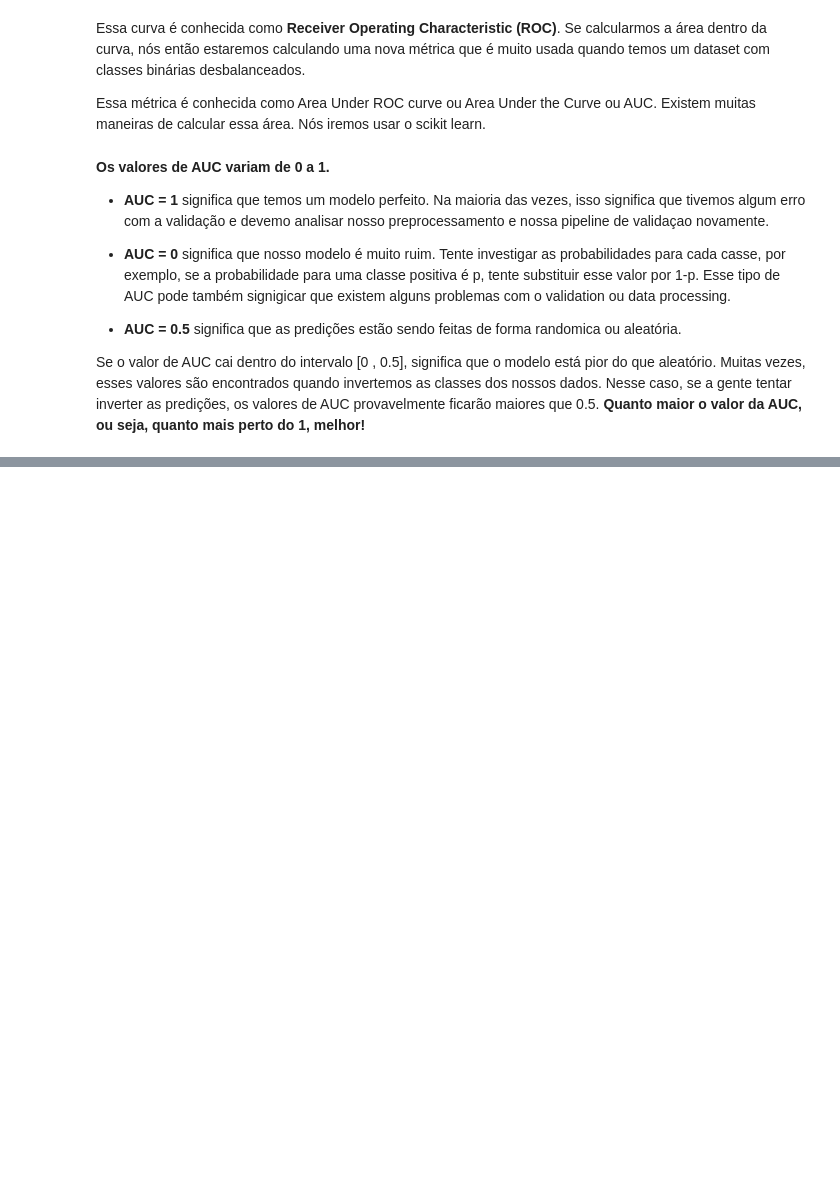
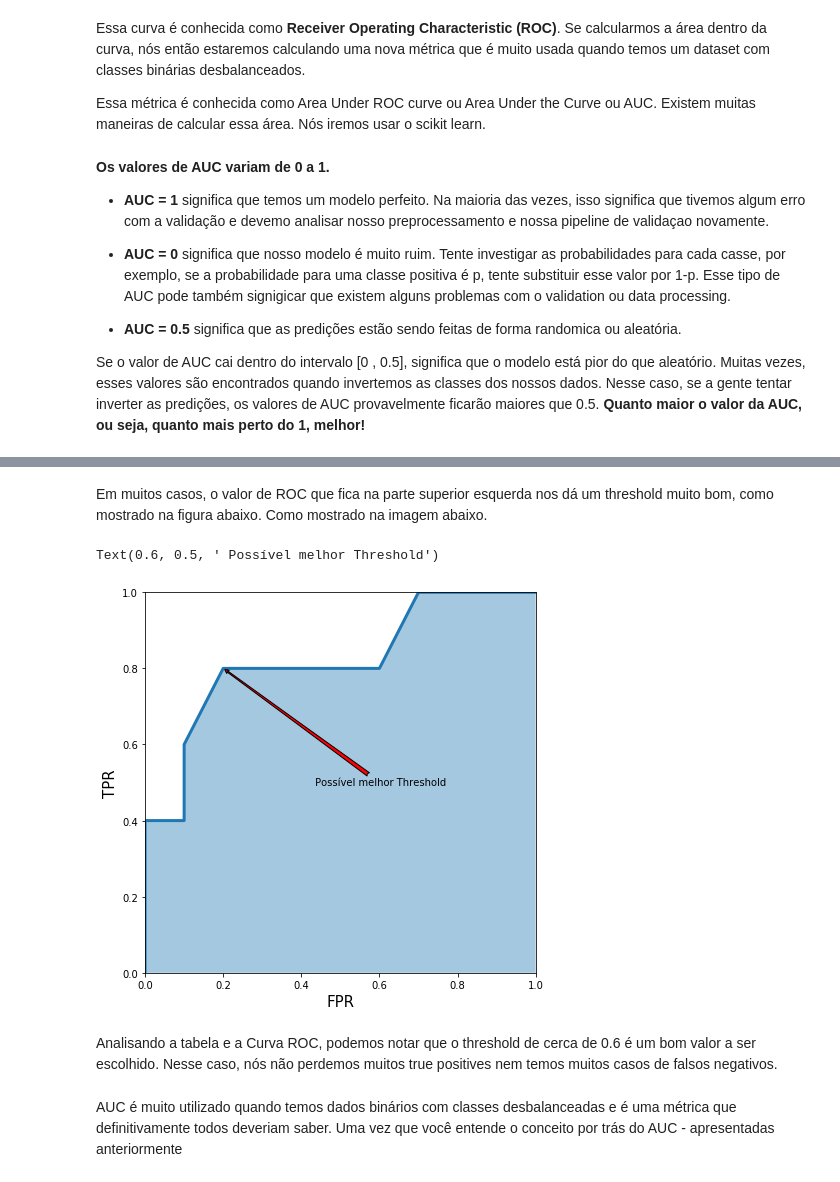
Before and after one commit to jmcabreira-zz/Resumo-de-livros-PTBr, a Jupyter notebook: Approaching_(Almost)_Machine_Learning_Problem/Metricas-de-avaliaçao/metricas.ipynb, the cells around one changed output, grey strips where cells are left out. Saved outputs shown, nothing was run; the diff lists cells and outputs as text; code cells hidden in the pictures; blank space fills up the shorter version.

Commit message:
refact: Finish ROC curve

```diff
--- a/Approaching_(Almost)_Machine_Learning_Problem/Metricas-de-avaliaçao/metricas.ipynb
+++ b/Approaching_(Almost)_Machine_Learning_Problem/Metricas-de-avaliaçao/metricas.ipynb
@@ -551,0 +614,25 @@ Depois que a gente calcular as probabilidades das classes e o AUC, nós iremos f
+# %% [markdown]
+Em muitos casos, o valor de ROC que fica na parte superior esquerda nos dá um threshold muito bom, como mostrado na figura abaixo. Como mostrado na imagem abaixo.
+# %%
+
+plt.figure(figsize=(7,7))
+plt.fill_between(fpr_list, tpr_list, alpha = 0.4)
+plt.plot(fpr_list, tpr_list, lw = 3)
+plt.xlim(0, 1.0)
+plt.ylim(0, 1.0)
+plt.xlabel("FPR", fontsize = 15)
+plt.ylabel("TPR", fontsize = 15)
+plt.annotate(' Possível melhor Threshold',
+            xy= ( 0.2, 0.8),
+            arrowprops=dict(arrowstyle='fancy', facecolor='red'
+                           ),
+            xytext = (0.6,0.5),
+            ha='center',
+            va='center')
+# %% [output]
+Text(0.6, 0.5, ' Possível melhor Threshold')
+[figure, added]
+# %% [markdown]
+Analisando a tabela e a Curva ROC, podemos notar que o threshold de cerca de 0.6 é um bom valor a ser escolhido. Nesse caso, nós não perdemos muitos true positives nem temos muitos casos de falsos negativos.
+# %% [markdown]
+AUC é muito utilizado quando temos dados binários com classes desbalanceadas e é uma métrica que definitivamente todos deveriam saber. Uma vez que você entende o conceito por trás do AUC - apresentadas anteriormente
```
Also changed, not shown: parts of 6 cells of this notebook.
